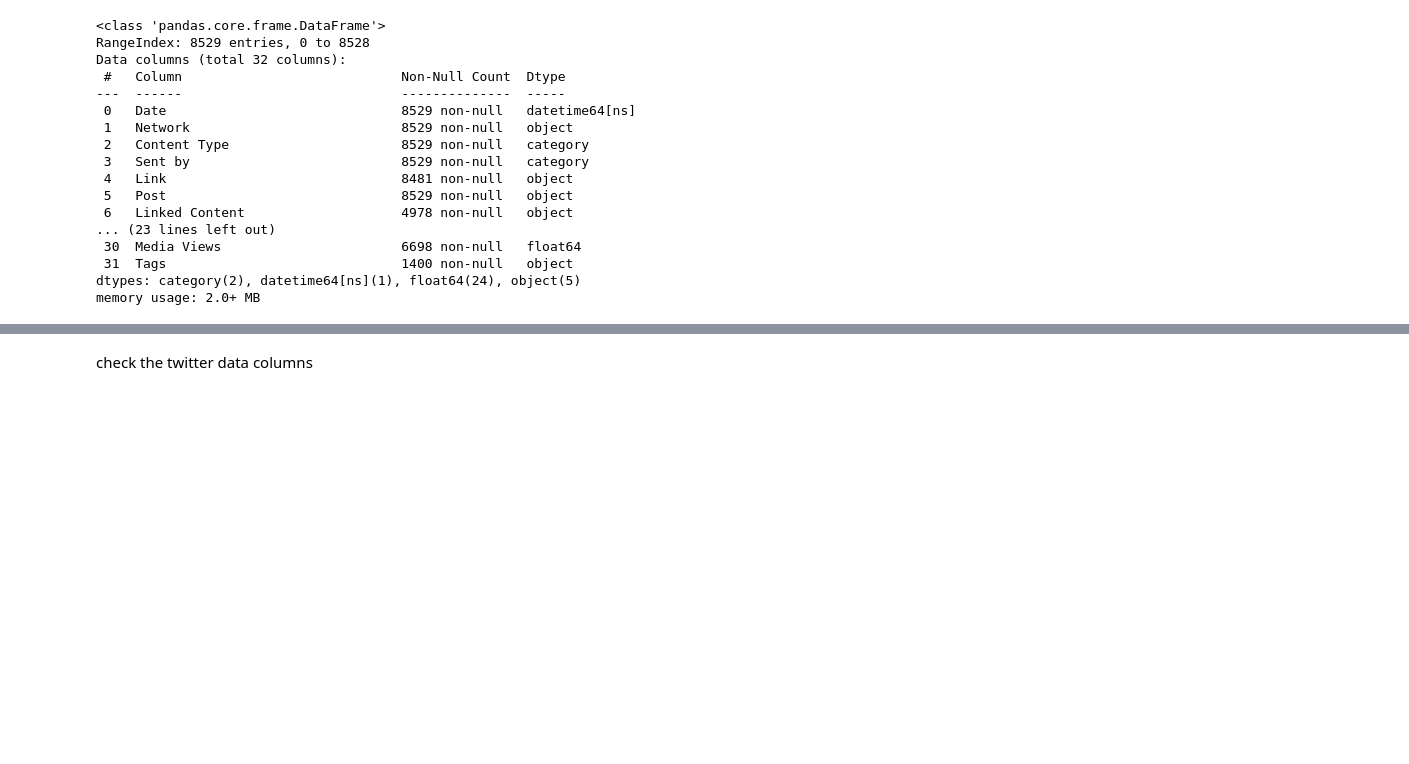
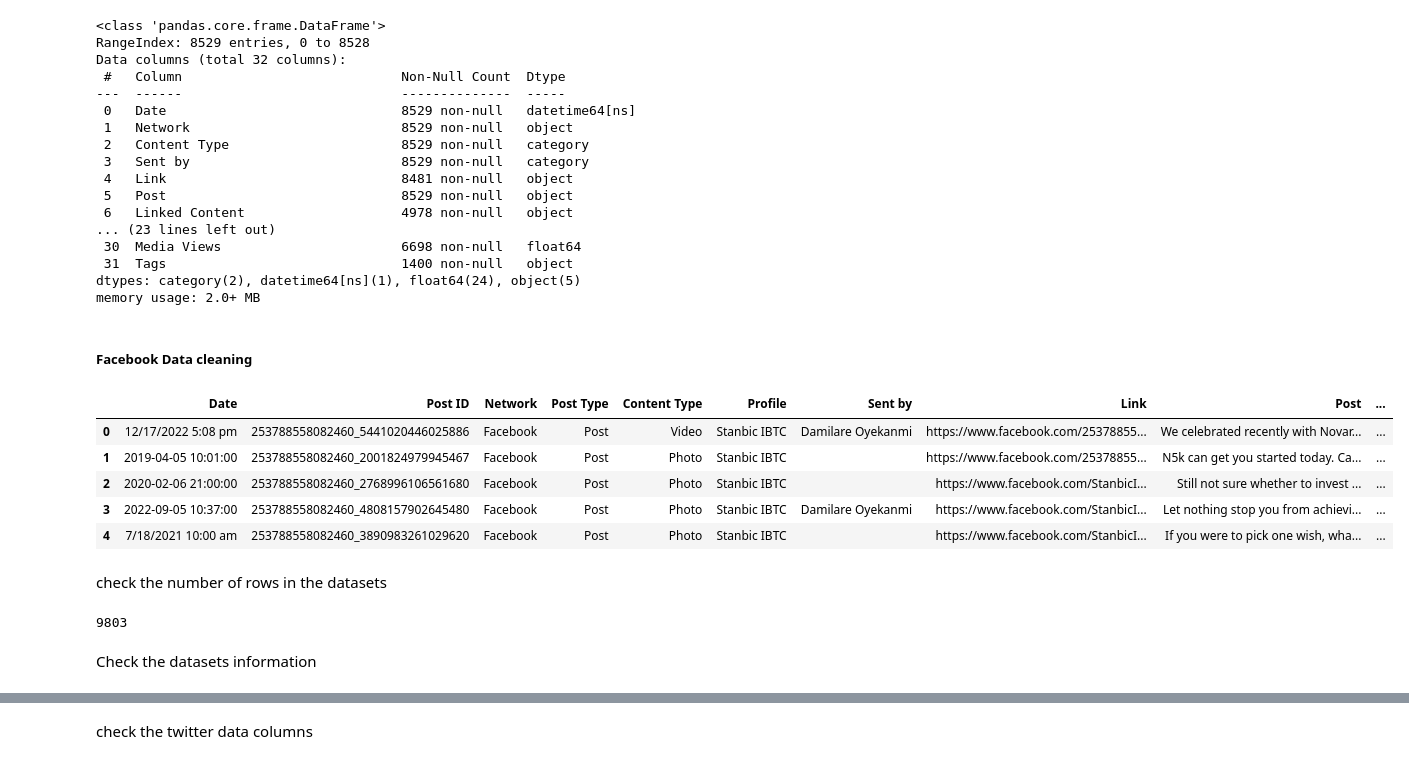
Before and after one commit to SammyGIS/Playhouse-Data-Analytics, a Jupyter notebook: Data_anlaysis.ipynb, the cells around one changed output, grey strips where cells are left out. Cells and saved outputs as stored; diff of their text form; code cells hidden in the pictures; blank space fills up the shorter version.

```diff
--- a/Data_anlaysis.ipynb
+++ b/Data_anlaysis.ipynb
@@ -26,6 +26,8 @@ path = 'data'
 # data
 linkedin_data = 'Post Performance (Stanbic IBTC) January 1, 2013 - July 13, 2023_LinkedIn.xls'
 twitter_data = 'Post Performance (Stanbic IBTC) January 1, 2013 - July 13, 2023_Twitter.xls'
+facebook_data = 'Post Performance (Stanbic IBTC) January 1, 2013 - July 13, 2023_Facebook.xls'
+instagram_data = 'Post Performance (Stanbic IBTC) January 1, 2013 - July 13, 2023_Instagram.xls'
 # %% [markdown]
 LinkedIn Data Cleaning
 # %%
@@ -430,3 +431,24 @@ Data columns (total 32 columns):
  31  Tags                              1400 non-null   object
 dtypes: category(2), datetime64[ns](1), float64(24), object(5)
 memory usage: 2.0+ MB
+# %% [markdown]
+##### Facebook Data cleaning
+# %%
+# load dataset
+df_facebook = read_data(path,facebook_data)
+df_facebook.head()
+# %% [output]
+|  | Date | Post ID | Network | Post Type | Content Type | Profile | Sent by | Link | Post | ... |
+| 0 | 12/17/2022 5:08 pm | 253788558082460_5441020446025886 | Facebook | Post | Video | Stanbic IBTC | Damilare Oyekanmi | https://www.facebook.com/25378855... | We celebrated recently with Novar... | ... |
+| 1 | 2019-04-05 10:01:00 | 253788558082460_2001824979945467 | Facebook | Post | Photo | Stanbic IBTC |  | https://www.facebook.com/25378855... | N5k can get you started today. Ca... | ... |
+| 2 | 2020-02-06 21:00:00 | 253788558082460_2768996106561680 | Facebook | Post | Photo | Stanbic IBTC |  | https://www.facebook.com/StanbicI... | Still not sure whether to invest ... | ... |
+| 3 | 2022-09-05 10:37:00 | 253788558082460_4808157902645480 | Facebook | Post | Photo | Stanbic IBTC | Damilare Oyekanmi | https://www.facebook.com/StanbicI... | Let nothing stop you from achievi... | ... |
+| 4 | 7/18/2021 10:00 am | 253788558082460_3890983261029620 | Facebook | Post | Photo | Stanbic IBTC |  | https://www.facebook.com/StanbicI... | If you were to pick one wish, wha... | ... |
+# %% [markdown]
+check the number of rows in the datasets
+# %%
+len(df_facebook)
+# %% [output]
+9803
+# %% [markdown]
+Check the datasets information
```
Also changed, not shown: parts of 80 cells of this notebook, 7 other files.
